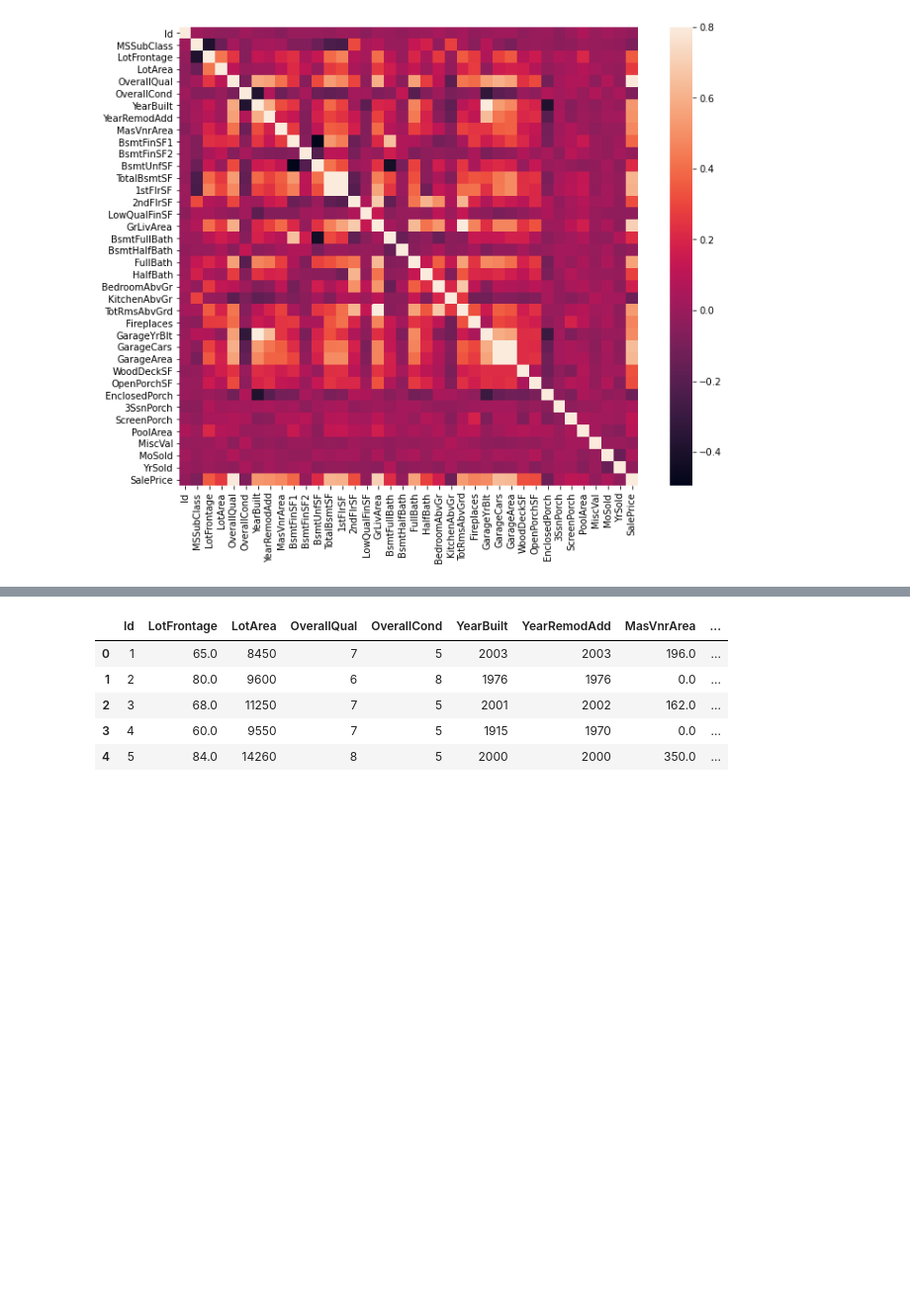
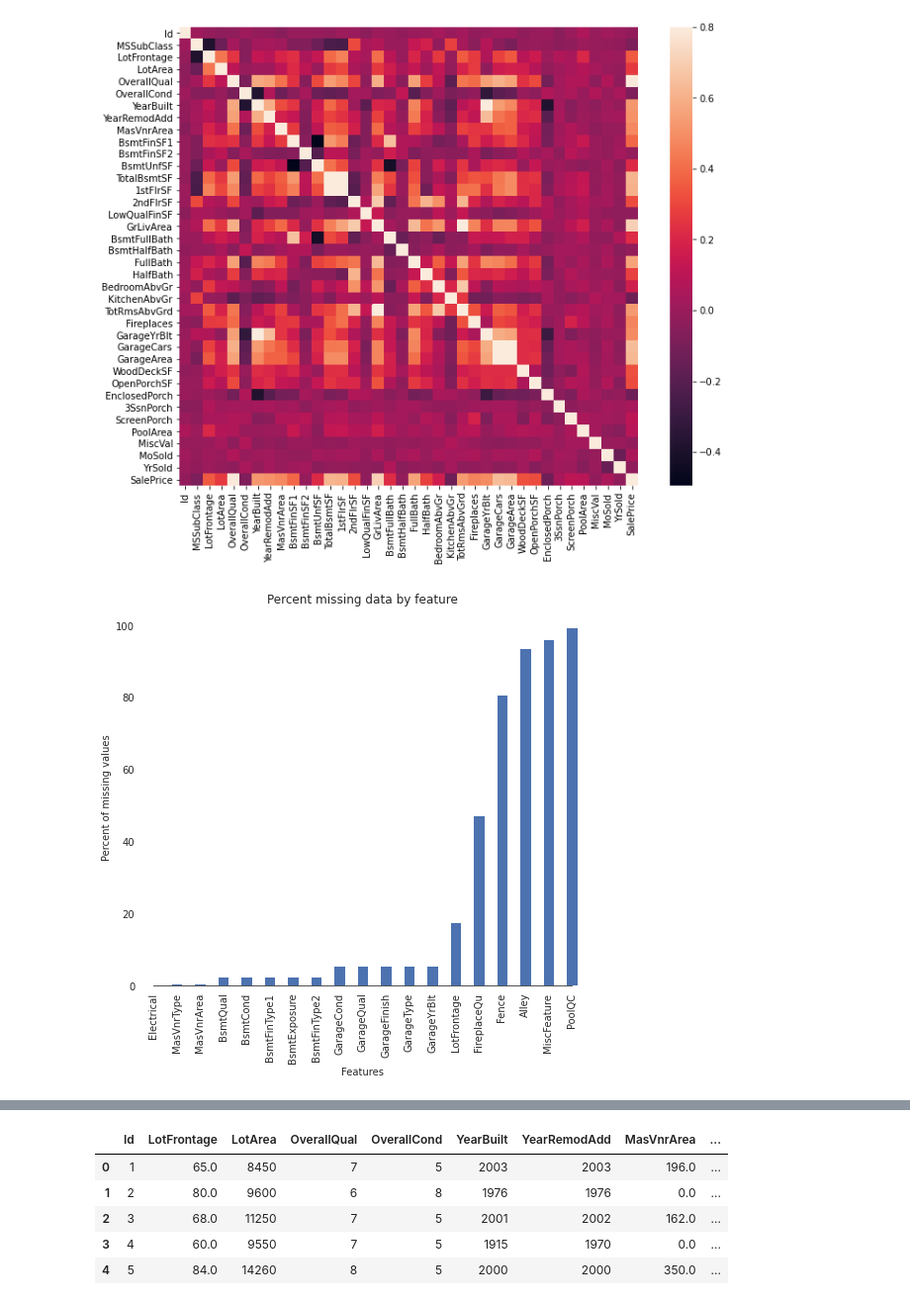
Before and after one commit to MihaiGroza/housing_prices, a Jupyter notebook: Script.ipynb, the cells around one changed output, grey strips where cells are left out. Shown: that part at 99% size. Drawn from its saved outputs; the diff is of its cells as text; code cells hidden in the pictures; blank space fills up the shorter version.

Commit message:
added new plots

```diff
--- a/Script.ipynb
+++ b/Script.ipynb
@@ -110,3 +112,19 @@ f, ax = plt.subplots(figsize=(12, 9))
 sns.heatmap(corrmat, vmax=.8, square=True);
 # %% [output]
 [figure]
+# %%
+sns.set_style("white")
+f, ax = plt.subplots(figsize=(8, 7))
+sns.set_color_codes(palette='deep')
+missing = round(train_housing.isnull().mean()*100,2)
+missing = missing[missing > 0]
+missing.sort_values(inplace=True)
+missing.plot.bar(color="b")
+# Tweak the visual presentation
+ax.xaxis.grid(False)
+ax.set(ylabel="Percent of missing values")
+ax.set(xlabel="Features")
+ax.set(title="Percent missing data by feature")
+sns.despine(trim=True, left=True)
+# %% [output]
+[figure, added]
```
Also changed, not shown: parts of 8 cells of this notebook.
